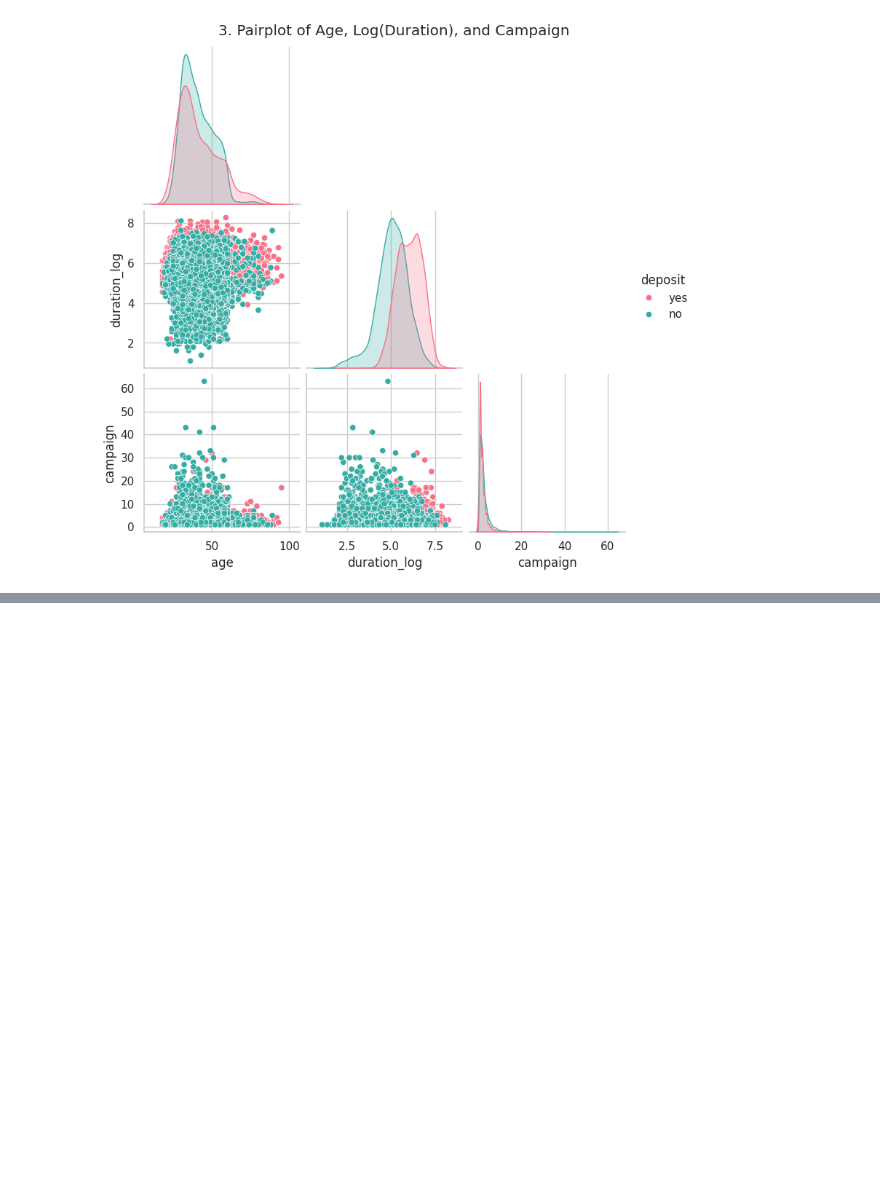
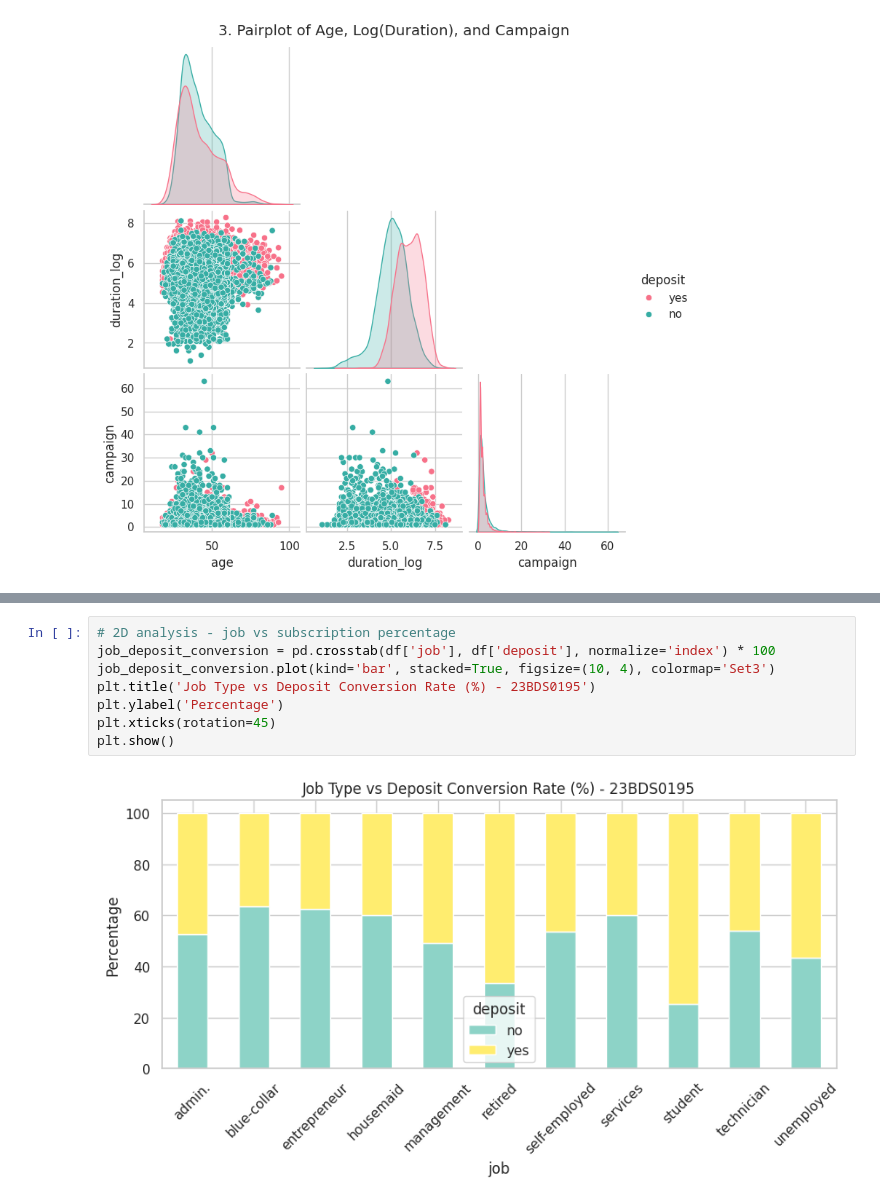
Before and after one commit to Yash-Poddar-12/YashPoddar-EDA-Project, a Jupyter notebook: YashPoddar_EDA_Project.ipynb, the cells around one changed output, grey strips where cells are left out. Saved outputs shown, nothing was run; the diff lists cells and outputs as text; blank space fills up the shorter version.

```diff
--- a/YashPoddar_EDA_Project.ipynb
+++ b/YashPoddar_EDA_Project.ipynb
@@ -246,0 +272,10 @@ plt.show()
+# %%
+# 2D analysis - job vs subscription percentage
+job_deposit_conversion = pd.crosstab(df['job'], df['deposit'], normalize='index') * 100
+job_deposit_conversion.plot(kind='bar', stacked=True, figsize=(10, 4), colormap='Set3')
+plt.title('Job Type vs Deposit Conversion Rate (%) - 23BDS0195')
+plt.ylabel('Percentage')
+plt.xticks(rotation=45)
+plt.show()
+# %% [output]
+[figure, added]
```
Also changed, not shown: parts of 8 cells of this notebook.
